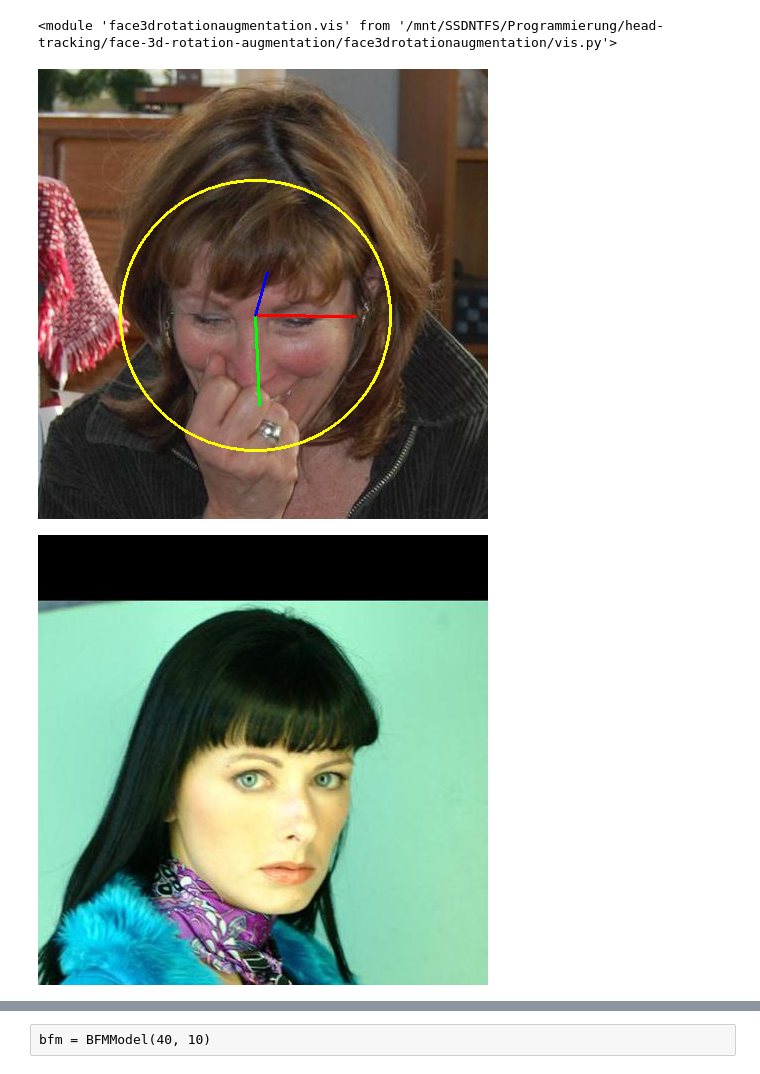
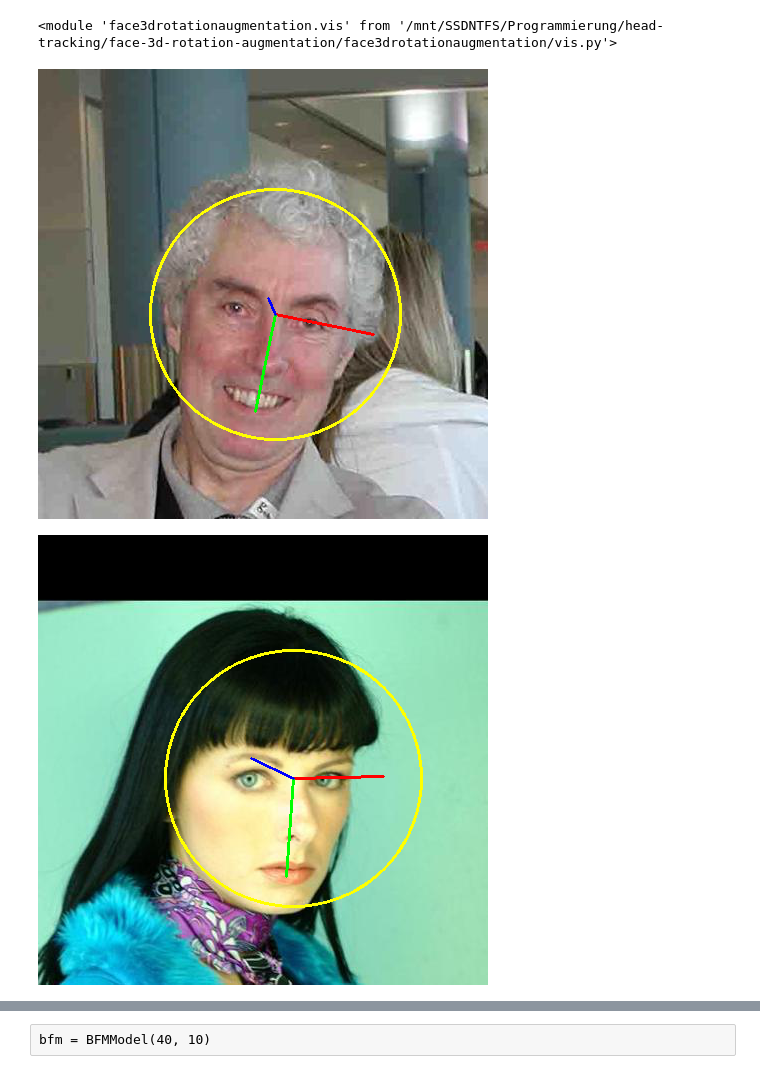
Before and after one commit to DaWelter/face-3d-rotation-augmentation, a Jupyter notebook: demo.ipynb, the cells around one changed output, grey strips where cells are left out. Cells and saved outputs as stored; diff of their text form; code cells hidden in the pictures.

```diff
--- a/demo.ipynb
+++ b/demo.ipynb
@@ -21,4 +23,4 @@ reload(vis)
 # %% [output]
 <module 'face3drotationaugmentation.vis' from '/mnt/SSDNTFS/Programmierung/head-tracking/face-3d-rotation-augmentation/face3drotationaugmentation/vis.py'>
 # %%
-ds300wlp = dataset300wlp.Dataset300WOriginals(os.path.join(os.environ['DATADIR'],'300W-LP.zip'))
+ds300wlp = dataset300wlp.Dataset300WLP(os.path.join(os.environ['DATADIR'],'300W-LP.zip'))
@@ -27,9 +27,10 @@ original_sample = ds300wlp[50]
 # %%
+original_sample = ds300wlp[21]
 img = original_sample['image'].copy()
 vis.draw_pose(img, original_sample, 255, 2)
 display(Image.fromarray(img))
 # %% [output]
-[figure, old version]
+[figure, new version]
 # %%
 #os.environ['PYOPENGL_PLATFORM'a] = 'egl'
 # %%
@@ -81,6 +94,8 @@ def load_base_mesh(filename):
 %matplotlib inline
 # %%
 sample = ds300wlp[19]
-display(Image.fromarray(sample['image']))
+img = sample['image'].copy()
+vis.draw_pose(img, sample, 255, 2)
+display(Image.fromarray(img))
 # %% [output]
-[figure, old version]
+[figure, new version]
```
Also changed, not shown: parts of 23 cells of this notebook, 1 other file.
